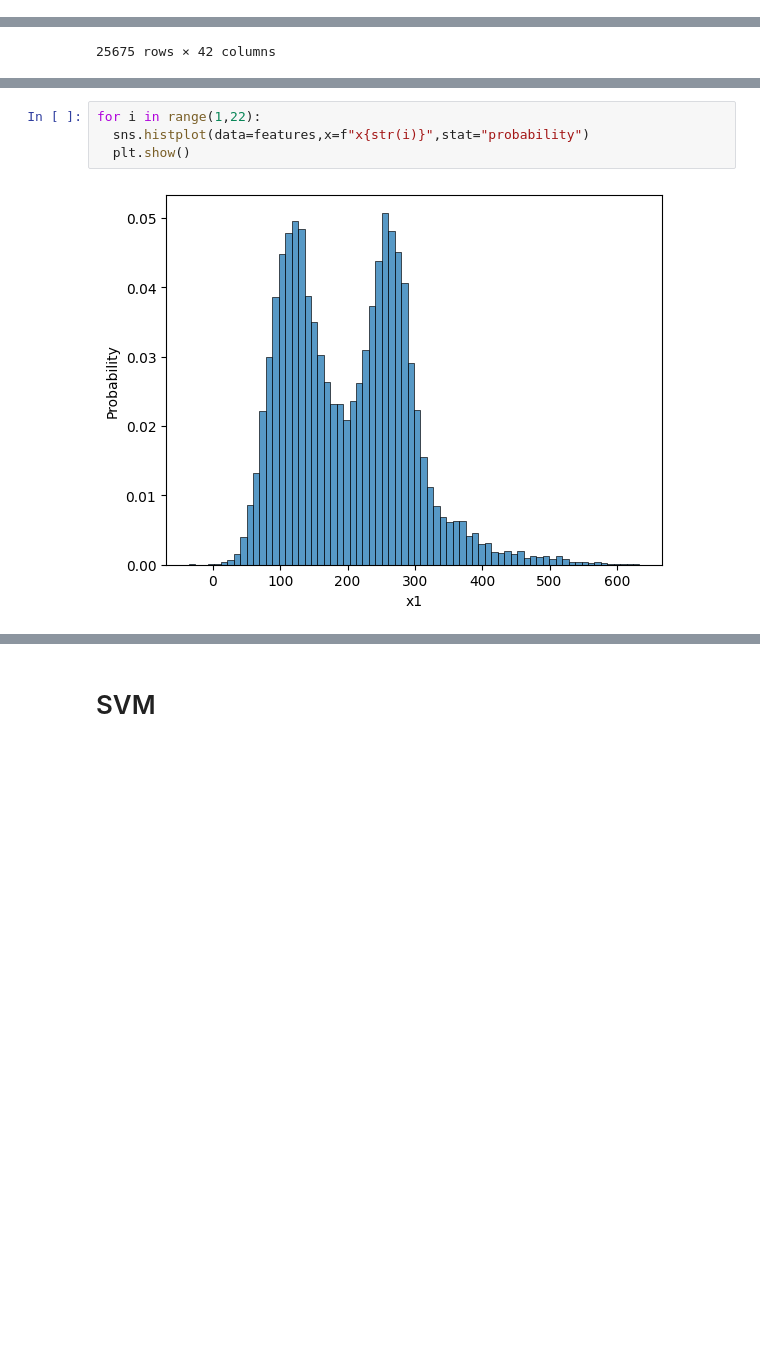
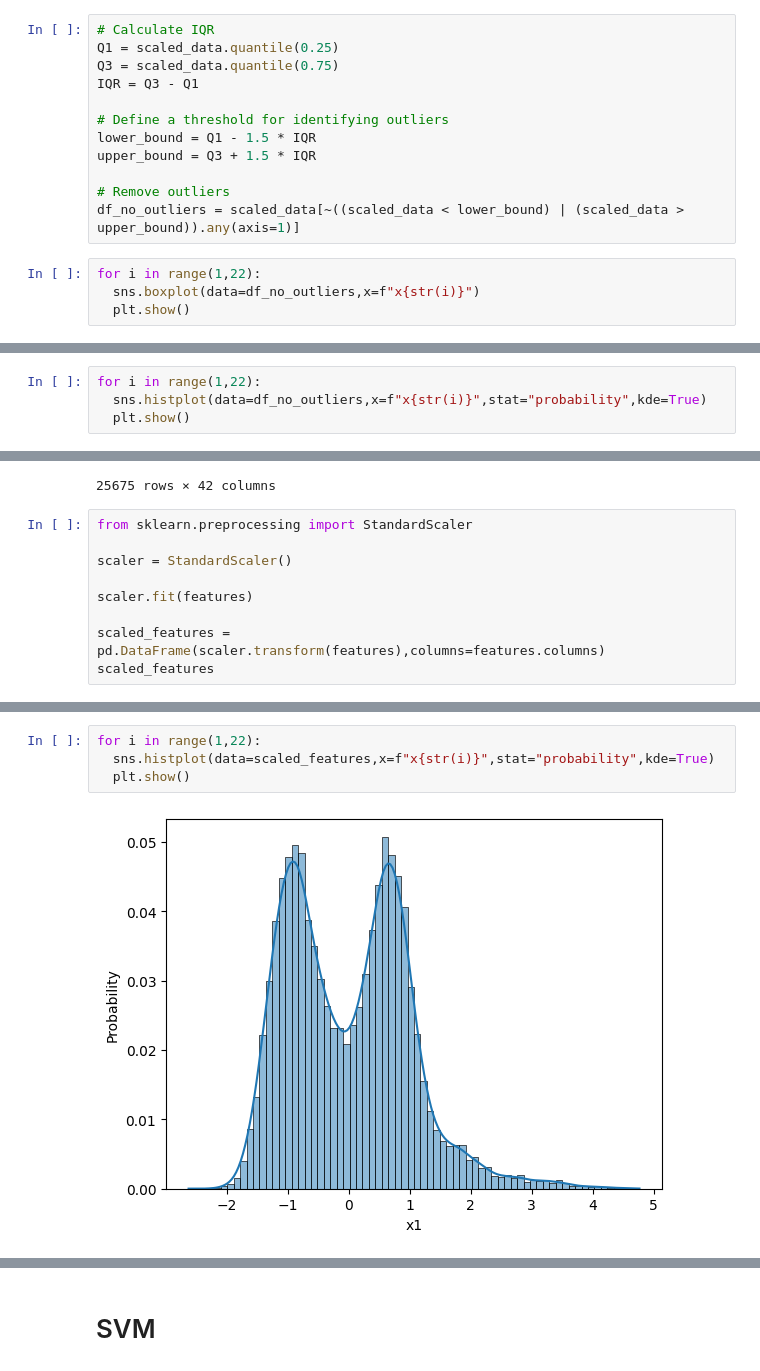
Before and after one commit to MazenFayed/Hand_Gesture_Classification_Using_MediaPipe_Landmarks_from_the_HaGRID_Dataset, a Jupyter notebook: Project.ipynb, the cells around one changed output, grey strips where cells are left out. Cells and saved outputs as stored; diff of their text form; blank space fills up the shorter version.

```diff
--- a/Project.ipynb
+++ b/Project.ipynb
@@ -107,0 +170,16 @@ for i in range(1,22):
+# %%
+# Calculate IQR
+Q1 = scaled_data.quantile(0.25)
+Q3 = scaled_data.quantile(0.75)
+IQR = Q3 - Q1
+
+# Define a threshold for identifying outliers
+lower_bound = Q1 - 1.5 * IQR
+upper_bound = Q3 + 1.5 * IQR
+
+# Remove outliers
+df_no_outliers = scaled_data[~((scaled_data < lower_bound) | (scaled_data > upper_bound)).any(axis=1)]
+# %%
+for i in range(1,22):
+  sns.boxplot(data=df_no_outliers,x=f"x{str(i)}")
+  plt.show()
@@ -107,0 +200,4 @@ for i in range(1,22):
+# %%
+for i in range(1,22):
+  sns.histplot(data=df_no_outliers,x=f"x{str(i)}",stat="probability",kde=True)
+  plt.show()
@@ -136,3 +246,12 @@ features
 | 25673 | 119.466957 | 309.842529 | -7.694893 | -18.532196 | -2.571510 | -36.158600 | 9.772831 | -44.434784 | 20.629360 | -45.085358 | ... | ... |
 | 25674 | 484.605038 | 146.067902 | 11.497229 | -11.216206 | 14.055199 | -25.543808 | 6.954729 | -33.665028 | -1.627463 | -35.977959 | ... | ... |
 25675 rows × 42 columns
+# %%
+from sklearn.preprocessing import StandardScaler
+
+scaler = StandardScaler()
+
+scaler.fit(features)
+
+scaled_features = pd.DataFrame(scaler.transform(features),columns=features.columns)
+scaled_features
@@ -139,6 +272,6 @@ features
 # %%
 for i in range(1,22):
-  sns.histplot(data=features,x=f"x{str(i)}",stat="probability")
+  sns.histplot(data=scaled_features,x=f"x{str(i)}",stat="probability",kde=True)
   plt.show()
 # %% [output]
-[figure, old version]
+[figure, new version]
```
Also changed, not shown: parts of 22 cells of this notebook.
